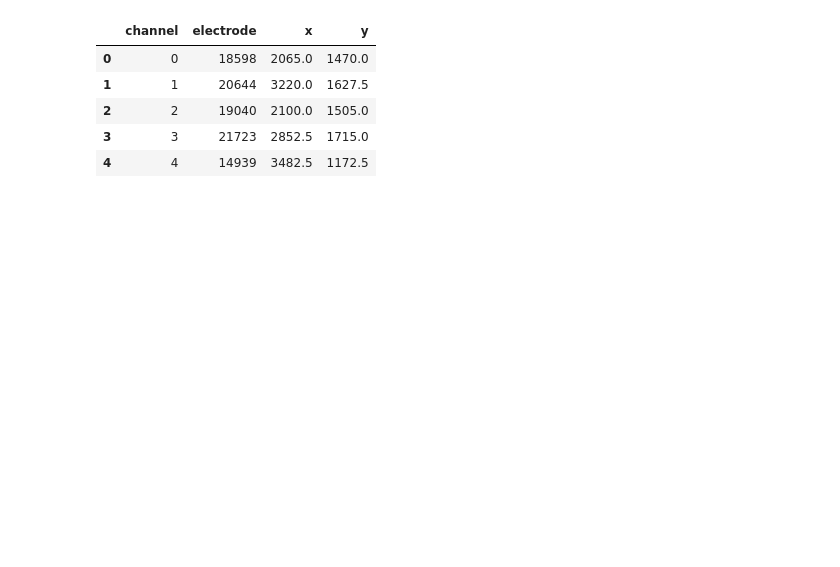
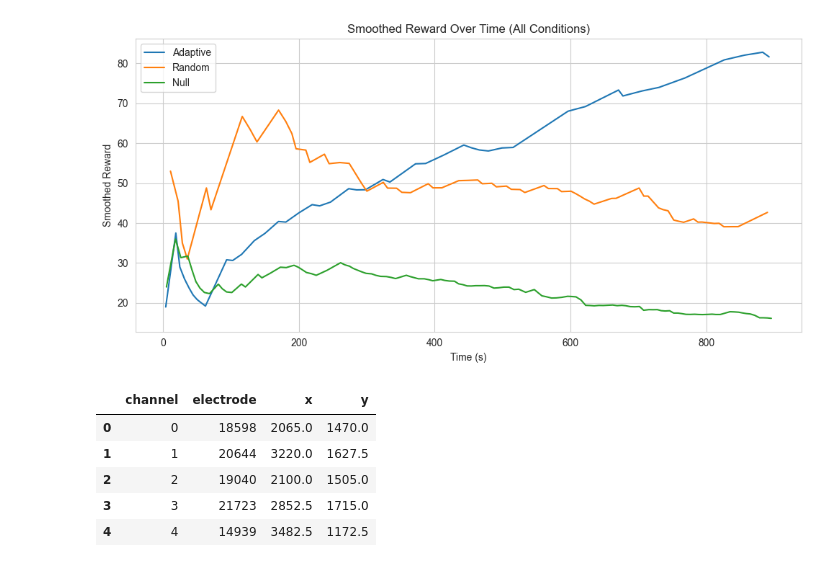
Before and after one commit to JamesVLF/OrganoidLearning, a Jupyter notebook: goatpole.ipynb, the cells around one changed output. Cells and saved outputs as stored; diff of their text form; code cells hidden in the pictures; blank space fills up the shorter version.

```diff
--- a/goatpole.ipynb
+++ b/goatpole.ipynb
@@ -139,3 +161,7 @@ plt.show()
+# %%
+ole.show_all_rewards_overlay()
+# %% [output]
+[figure, added]
 # %%
 mapping_df = metadata["mapping"]
 
```
Also changed, not shown: parts of 27 cells of this notebook, 9 other files.
